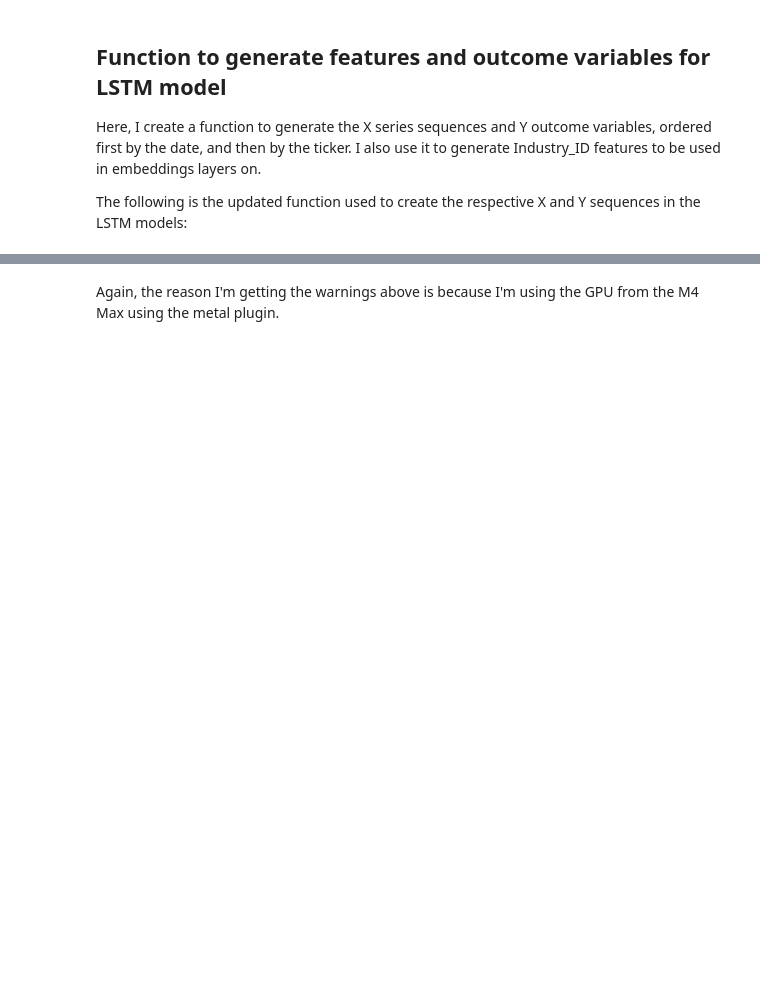
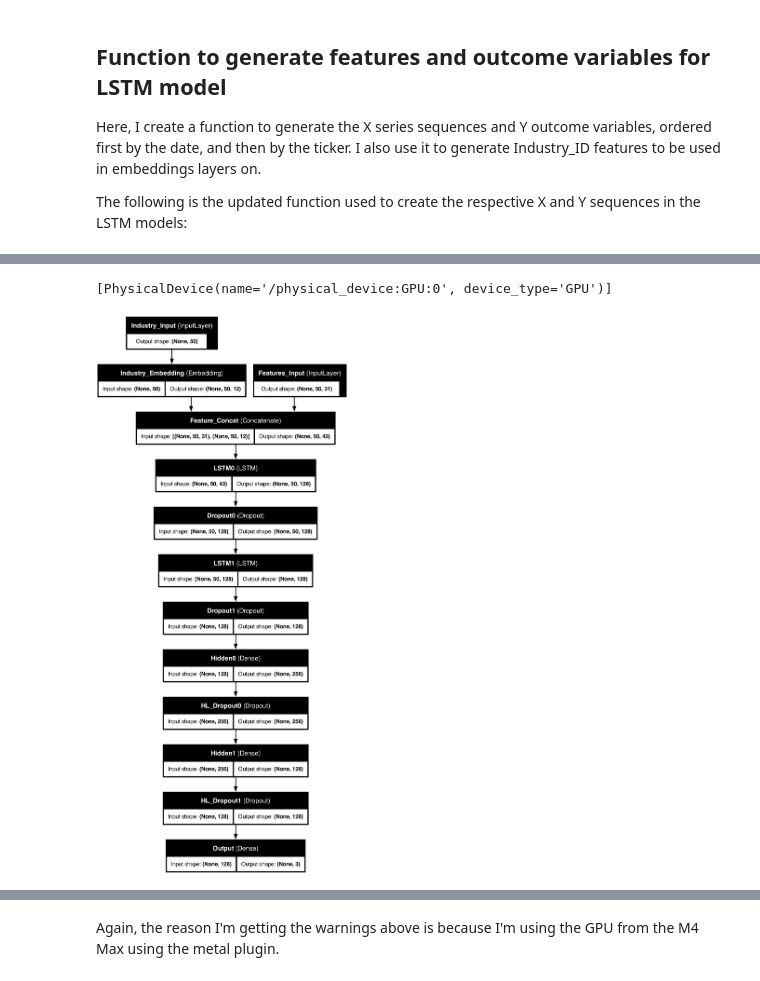
Before and after one commit to danielwang730/Trading-Strategies-With-ML, a Jupyter notebook: 02 Day Time Series LSTM Models/03_Day_Time_Series_LSTM_Models_Better_Eval.ipynb, the cells around one changed output, grey strips where cells are left out. Drawn from its saved outputs; the diff is of its cells as text; code cells hidden in the pictures; blank space fills up the shorter version.

```diff
--- a/02 Day Time Series LSTM Models/03_Day_Time_Series_LSTM_Models_Better_Eval.ipynb
+++ b/02 Day Time Series LSTM Models/03_Day_Time_Series_LSTM_Models_Better_Eval.ipynb
@@ -667,0 +531,40 @@ We'll run through our entire dataset to get a baseline measure of how well our m
+# %%
+# Setting seed for consistent re-runs
+tf.random.set_seed(1234)
+np.random.seed(1234)
+
+# Setting hyperparameters
+seq_length = X_data_small_num.shape[1]
+num_features = X_data_small_num.shape[2]
+n_classes = 3
+num_industries = data_small['Industry_ID'].nunique()
+embedding_dim = 12
+LSTM_layers = 2
+LSTM_units = 128
+dropout_rate = 0.3
+hidden_layer_sizes = [256, 128]
+activation = 'relu'
+learning_rate = 0.001
+optimizer = 'Adam'
+threshold = 0.5
+metrics = [keras.metrics.Precision(thresholds=0, class_id=0, name='Prec_0'),
+           keras.metrics.Precision(thresholds=0, class_id=2, name='Prec_2')]  # No threshold for argmax
+num_epochs = 20
+batch_size = 256
+callback = keras.callbacks.EarlyStopping(monitor='val_loss', patience=3, restore_best_weights=True)
+# %%
+# Building the initial model
+model_LSTM_base = build_LSTM_model_func_API_embed(seq_length=seq_length,
+                                                  num_features=num_features,
+                                                  n_classes=n_classes,
+                                                  num_industries=num_industries,
+                                                  embedding_dim=embedding_dim,
+                                                  LSTM_layers=LSTM_layers,
+                                                  LSTM_units=LSTM_units,
+                                                  dropout_rate=dropout_rate,
+                                                  hidden_layer_sizes=hidden_layer_sizes,
+                                                  activation=activation,
+                                                  learning_rate=learning_rate,
+                                                  optimizer=optimizer,
+                                                  metrics=metrics)
+model_LSTM_base.summary()
@@ -667,0 +593,10 @@ We'll run through our entire dataset to get a baseline measure of how well our m
+# %%
+# Confirming that I'm still only using CPU
+print(tf.config.list_physical_devices('GPU'))
+# %% [output]
+[PhysicalDevice(name='/physical_device:GPU:0', device_type='GPU')]
+# %%
+# Also getting the tf graph
+display(plot_model(model_LSTM_base, show_shapes=True, show_layer_names=True))
+# %% [output]
+[figure, added]
```
Also changed, not shown: parts of 56 cells of this notebook, 5 other files.
